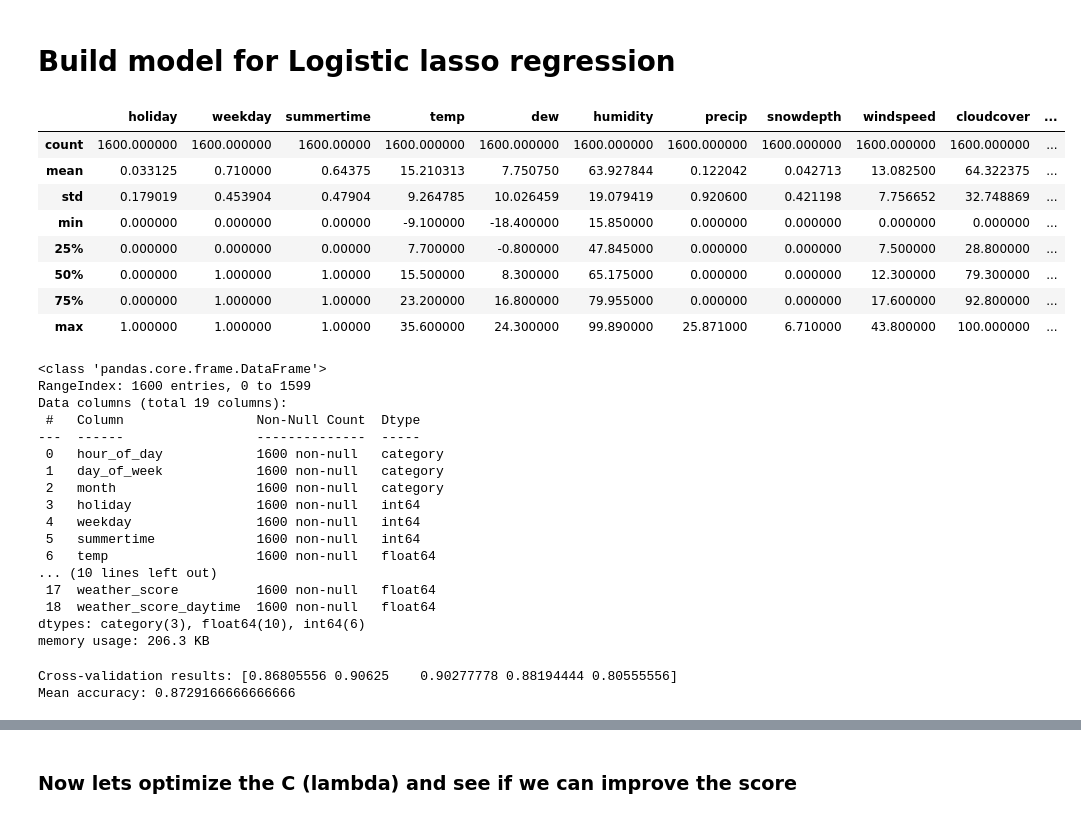
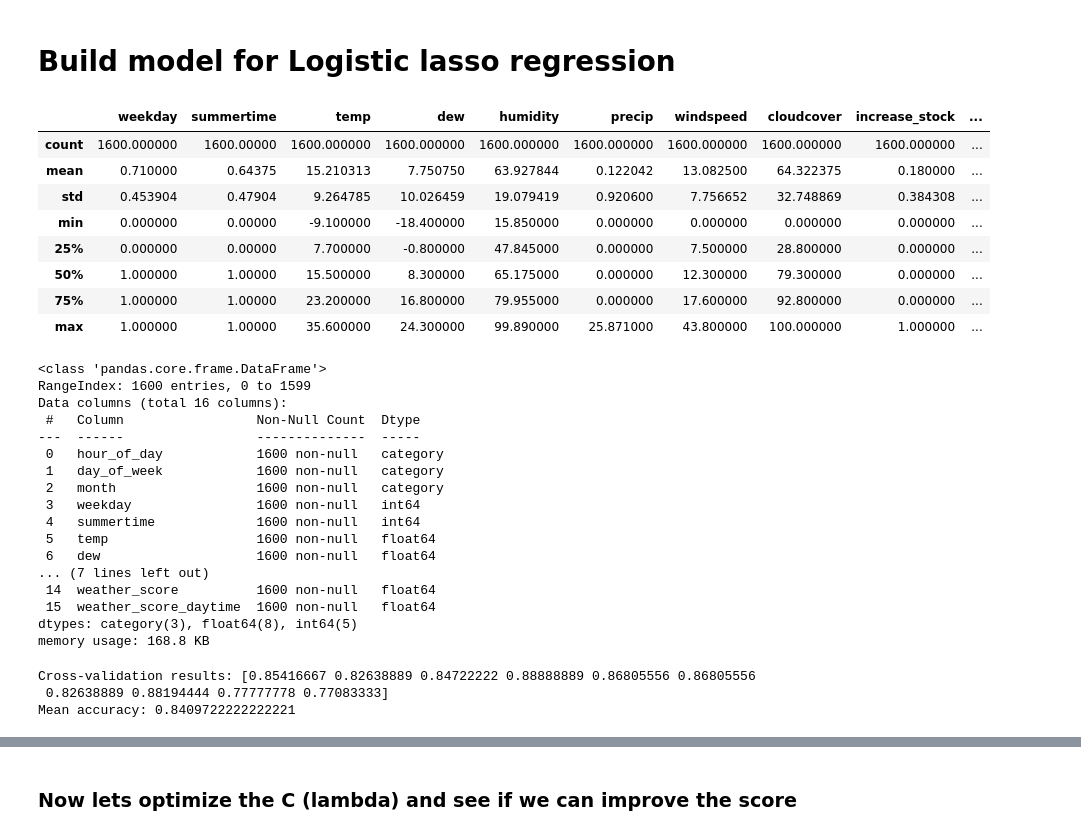
Before and after one commit to vaughankraska/BIKES_SML, a Jupyter notebook: notebooks/log_ridge.ipynb, the cells around one changed output, grey strips where cells are left out. Cells and saved outputs as stored; diff of their text form; code cells hidden in the pictures.

```diff
--- a/notebooks/log_ridge.ipynb
+++ b/notebooks/log_ridge.ipynb
@@ -16,37 +15,40 @@ import seaborn as sns
 # %%
 data_copy['increase_stock'] = data_copy['increase_stock'].apply(lambda entity: 1 if entity == 'high_bike_demand' else 0)
 data_copy['increase_stock'] = data_copy['increase_stock'].astype('int')
+data_copy = data_copy.drop('holiday',axis=1)
+data_copy = data_copy.drop('snowdepth',axis=1)
+data_copy = data_copy.drop('visibility',axis=1)
 data_copy.describe()
 # %% [output]
-|  | holiday | weekday | summertime | temp | dew | humidity | precip | snowdepth | windspeed | cloudcover | ... |
-| count | 1600.000000 | 1600.000000 | 1600.00000 | 1600.000000 | 1600.000000 | 1600.000000 | 1600.000000 | 1600.000000 | 1600.000000 | 1600.000000 | ... |
-| mean | 0.033125 | 0.710000 | 0.64375 | 15.210313 | 7.750750 | 63.927844 | 0.122042 | 0.042713 | 13.082500 | 64.322375 | ... |
-| std | 0.179019 | 0.453904 | 0.47904 | 9.264785 | 10.026459 | 19.079419 | 0.920600 | 0.421198 | 7.756652 | 32.748869 | ... |
-| min | 0.000000 | 0.000000 | 0.00000 | -9.100000 | -18.400000 | 15.850000 | 0.000000 | 0.000000 | 0.000000 | 0.000000 | ... |
-| 25% | 0.000000 | 0.000000 | 0.00000 | 7.700000 | -0.800000 | 47.845000 | 0.000000 | 0.000000 | 7.500000 | 28.800000 | ... |
-| 50% | 0.000000 | 1.000000 | 1.00000 | 15.500000 | 8.300000 | 65.175000 | 0.000000 | 0.000000 | 12.300000 | 79.300000 | ... |
-| 75% | 0.000000 | 1.000000 | 1.00000 | 23.200000 | 16.800000 | 79.955000 | 0.000000 | 0.000000 | 17.600000 | 92.800000 | ... |
-| max | 1.000000 | 1.000000 | 1.00000 | 35.600000 | 24.300000 | 99.890000 | 25.871000 | 6.710000 | 43.800000 | 100.000000 | ... |
+|  | weekday | summertime | temp | dew | humidity | precip | windspeed | cloudcover | increase_stock | ... |
+| count | 1600.000000 | 1600.00000 | 1600.000000 | 1600.000000 | 1600.000000 | 1600.000000 | 1600.000000 | 1600.000000 | 1600.000000 | ... |
+| mean | 0.710000 | 0.64375 | 15.210313 | 7.750750 | 63.927844 | 0.122042 | 13.082500 | 64.322375 | 0.180000 | ... |
+| std | 0.453904 | 0.47904 | 9.264785 | 10.026459 | 19.079419 | 0.920600 | 7.756652 | 32.748869 | 0.384308 | ... |
+| min | 0.000000 | 0.00000 | -9.100000 | -18.400000 | 15.850000 | 0.000000 | 0.000000 | 0.000000 | 0.000000 | ... |
+| 25% | 0.000000 | 0.00000 | 7.700000 | -0.800000 | 47.845000 | 0.000000 | 7.500000 | 28.800000 | 0.000000 | ... |
+| 50% | 1.000000 | 1.00000 | 15.500000 | 8.300000 | 65.175000 | 0.000000 | 12.300000 | 79.300000 | 0.000000 | ... |
+| 75% | 1.000000 | 1.00000 | 23.200000 | 16.800000 | 79.955000 | 0.000000 | 17.600000 | 92.800000 | 0.000000 | ... |
+| max | 1.000000 | 1.00000 | 35.600000 | 24.300000 | 99.890000 | 25.871000 | 43.800000 | 100.000000 | 1.000000 | ... |
 # %%
 data_copy.info()
 # %% [output]
 <class 'pandas.core.frame.DataFrame'>
 RangeIndex: 1600 entries, 0 to 1599
-Data columns (total 19 columns):
+Data columns (total 16 columns):
  #   Column                 Non-Null Count  Dtype
 ---  ------                 --------------  -----
  0   hour_of_day            1600 non-null   category
  1   day_of_week            1600 non-null   category
  2   month                  1600 non-null   category
- 3   holiday                1600 non-null   int64
- 4   weekday                1600 non-null   int64
- 5   summertime             1600 non-null   int64
- 6   temp                   1600 non-null   float64
-... (10 lines left out)
- 17  weather_score          1600 non-null   float64
- 18  weather_score_daytime  1600 non-null   float64
-dtypes: category(3), float64(10), int64(6)
-memory usage: 206.3 KB
+ 3   weekday                1600 non-null   int64
+ 4   summertime             1600 non-null   int64
+ 5   temp                   1600 non-null   float64
+ 6   dew                    1600 non-null   float64
+... (7 lines left out)
+ 14  weather_score          1600 non-null   float64
+ 15  weather_score_daytime  1600 non-null   float64
+dtypes: category(3), float64(8), int64(5)
+memory usage: 168.8 KB
 # %%
 X_train, X_test, y_train, y_test = train_test_split(data_copy.drop('increase_stock',axis=1), data_copy['increase_stock'], test_size=0.1, random_state=123)
 
@@ -59,14 +64,15 @@ logreg_model = Pipeline([
 ])
 # %%
-kf = KFold(n_splits=5, shuffle=True, random_state=123)
+kf = KFold(n_splits=10, shuffle=True, random_state=123)
 cross_val_results = cross_val_score(logreg_model, X_train, y_train, cv=kf, scoring='accuracy',n_jobs=cpu_count()) #run in parallel
 
 # Print the cross-validation results
 print(f'Cross-validation results: {cross_val_results}')
 print(f'Mean accuracy: {np.mean(cross_val_results)}')
 # %% [output]
-Cross-validation results: [0.86805556 0.90625    0.90277778 0.88194444 0.80555556]
-Mean accuracy: 0.8729166666666666
+Cross-validation results: [0.85416667 0.82638889 0.84722222 0.88888889 0.86805556 0.86805556
+ 0.82638889 0.88194444 0.77777778 0.77083333]
+Mean accuracy: 0.8409722222222221
 # %%
 logreg_model.fit(X_train,y_train)
 processed_names = logreg_model[:-1].get_feature_names_out()
```
Also changed, not shown: parts of 14 cells of this notebook, 1 other file.
